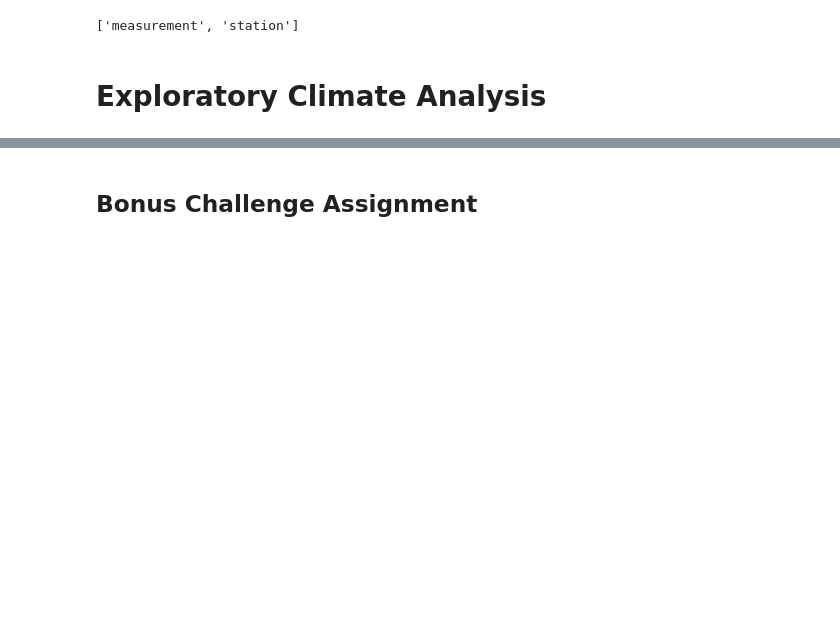
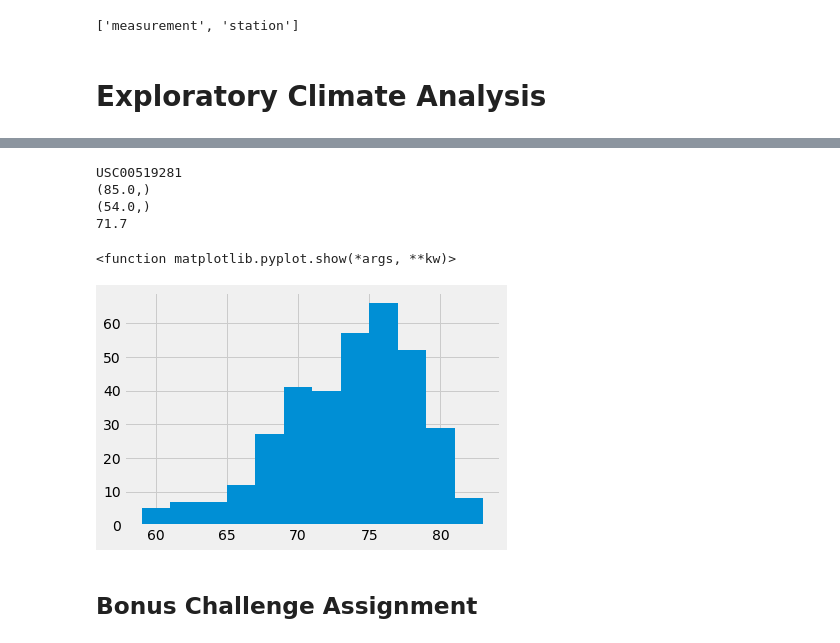
Before and after one commit to Joelcox518/sqlalchemy-challenge, a Jupyter notebook: climate_starter.ipynb, the cells around one changed output, grey strips where cells are left out. Saved outputs shown, nothing was run; the diff lists cells and outputs as text; code cells hidden in the pictures; blank space fills up the shorter version.

```diff
--- a/climate_starter.ipynb
+++ b/climate_starter.ipynb
@@ -58,3 +103,7 @@ lastdate=session.query(measurement.date).order_by(measurement.date.desc()).first
 # %%
 # What are the most active stations? (i.e. what stations have the most rows)?
+count= (session.query(measurement.station, func.count(measurement.station)).group_by(measurement.station).\
+        order_by(func.count(measurement.station).desc()).all())
+
+count
 # List the stations and the counts in descending order.
@@ -64,6 +120,46 @@ lastdate=session.query(measurement.date).order_by(measurement.date.desc()).first
+# %%
+# Using the station id from the previous query, calculate the lowest temperature recorded,
+# highest temperature recorded, and average temperature of the most active station?
+most_active = count[0][0]
+print(most_active)
+
+#query for highest temperature
+highesttemp = (session.query(measurement.tobs).\
+               filter(measurement.station == most_active).order_by(measurement.tobs.desc()) .first())
+highestTemp = highesttemp[0]
+print(highesttemp)
+
+#query for lowest temperature
+lowesttemp = (session.query(measurement.tobs).\
+              filter(measurement.station == most_active).order_by(measurement.tobs.asc()).first())
+lowestemp = lowesttemp[0]
+print(lowesttemp)
+
+#query for average temperature
+avgtemp = (session.query(func.avg(measurement.tobs)).\
+           filter(measurement.station == most_active))
+avgtemp = '{0:.3}'.format(avgtemp[0][0])
+print(avgtemp)
+# %% [output]
+USC00519281
+(85.0,)
+(54.0,)
+71.7
 # %%
 # Choose the station with the highest number of temperature observations.
 # Query the last 12 months of temperature observation data for this station and plot the results as a histogram
+most_obs= session.query(measurement.tobs).\
+                filter(measurement.station== most_active).\
+                filter(measurement.date >= one_year). order_by(measurement.date.desc()).all()
+
+x= [x[0] for x in most_obs]
+
+plt.hist(x, bins=12)
+plt.ylabel('Observations')
+plt.show
+# %% [output]
+<function matplotlib.pyplot.show(*args, **kw)>
+[figure, added]
 # %% [markdown]
 ## Bonus Challenge Assignment
 # %%
```
Also changed, not shown: parts of 5 cells of this notebook.
